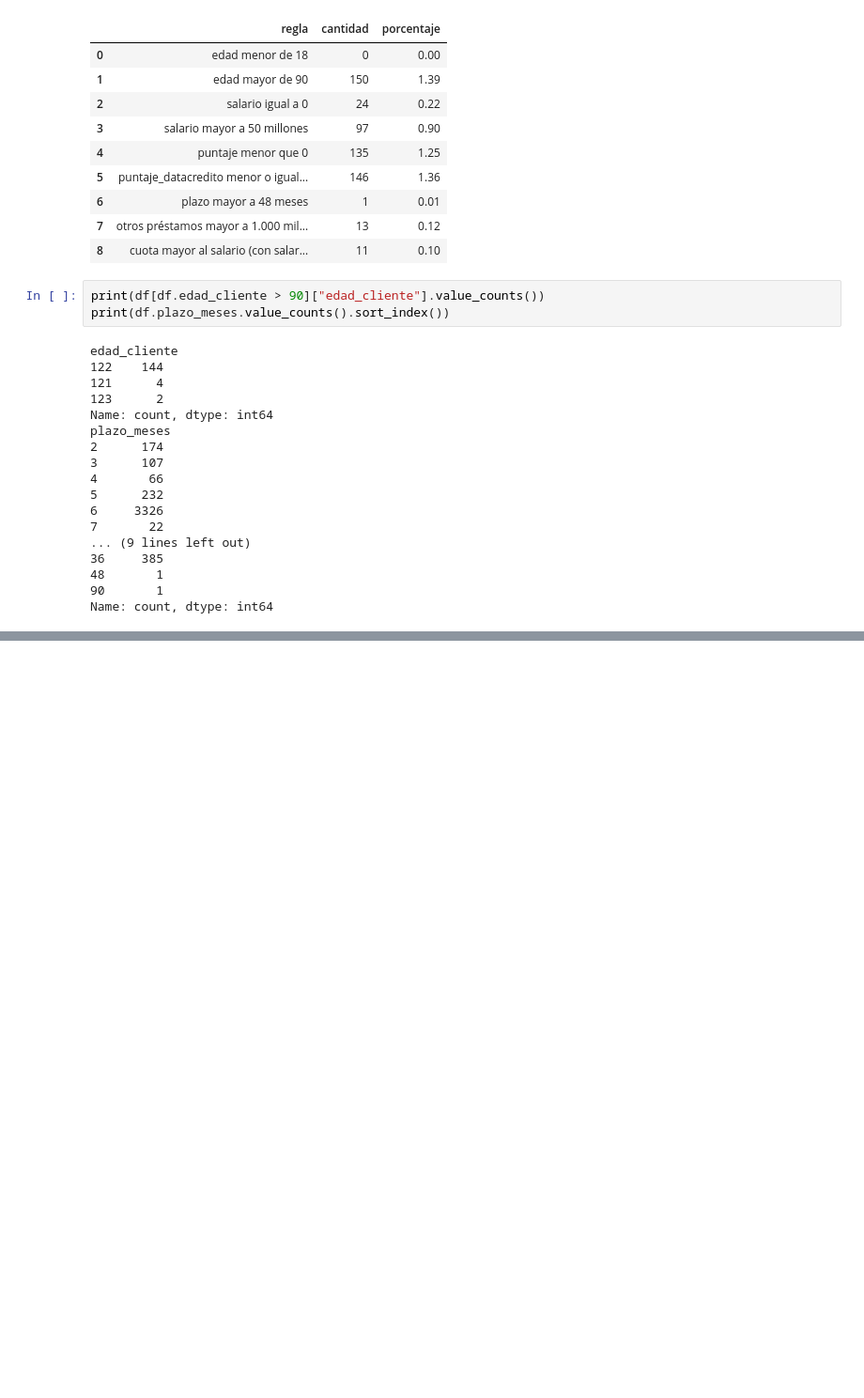
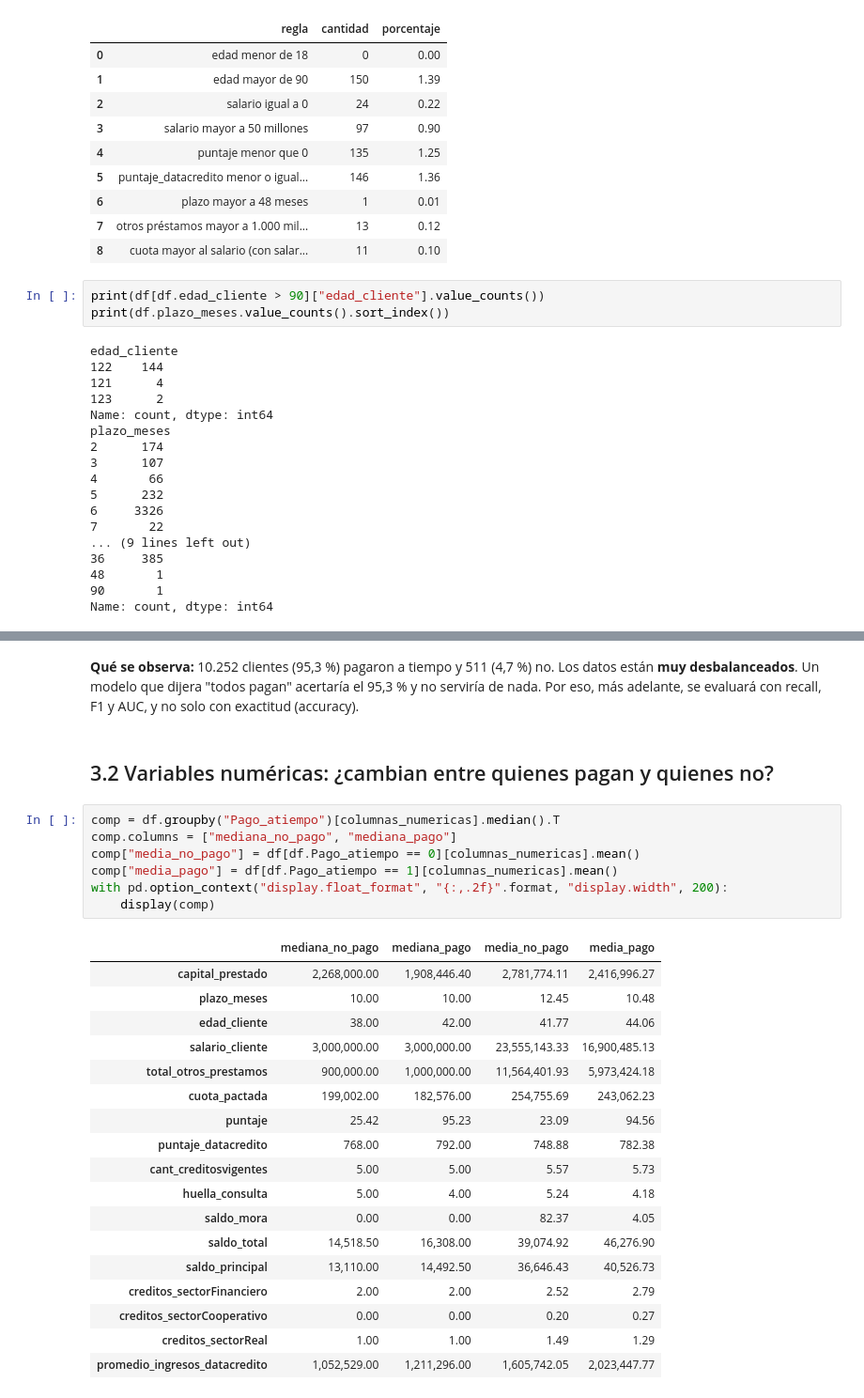
Before and after one commit to jullsm038/Trabajo-final-ML, a Jupyter notebook: mlops_pipeline/comprension_eda.ipynb, the cells around one changed output, grey strips where cells are left out. Shown at 94% size. Saved outputs shown, nothing was run; the diff lists cells and outputs as text; blank space fills up the shorter version.

```diff
--- a/mlops_pipeline/comprension_eda.ipynb
+++ b/mlops_pipeline/comprension_eda.ipynb
@@ -475,0 +491,30 @@ Name: count, dtype: int64
+# %% [markdown]
+**Qué se observa:** 10.252 clientes (95,3 %) pagaron a tiempo y 511 (4,7 %) no. Los datos están **muy desbalanceados**. Un modelo que dijera "todos pagan" acertaría el 95,3 % y no serviría de nada. Por eso, más adelante, se evaluará con recall, F1 y AUC, y no solo con exactitud (accuracy).
+# %% [markdown]
+## 3.2 Variables numéricas: ¿cambian entre quienes pagan y quienes no?
+# %%
+comp = df.groupby("Pago_atiempo")[columnas_numericas].median().T
+comp.columns = ["mediana_no_pago", "mediana_pago"]
+comp["media_no_pago"] = df[df.Pago_atiempo == 0][columnas_numericas].mean()
+comp["media_pago"] = df[df.Pago_atiempo == 1][columnas_numericas].mean()
+with pd.option_context("display.float_format", "{:,.2f}".format, "display.width", 200):
+    display(comp)
+# %% [output]
+|  | mediana_no_pago | mediana_pago | media_no_pago | media_pago |
+| capital_prestado | 2,268,000.00 | 1,908,446.40 | 2,781,774.11 | 2,416,996.27 |
+| plazo_meses | 10.00 | 10.00 | 12.45 | 10.48 |
+| edad_cliente | 38.00 | 42.00 | 41.77 | 44.06 |
+| salario_cliente | 3,000,000.00 | 3,000,000.00 | 23,555,143.33 | 16,900,485.13 |
+| total_otros_prestamos | 900,000.00 | 1,000,000.00 | 11,564,401.93 | 5,973,424.18 |
+| cuota_pactada | 199,002.00 | 182,576.00 | 254,755.69 | 243,062.23 |
+| puntaje | 25.42 | 95.23 | 23.09 | 94.56 |
+| puntaje_datacredito | 768.00 | 792.00 | 748.88 | 782.38 |
+| cant_creditosvigentes | 5.00 | 5.00 | 5.57 | 5.73 |
+| huella_consulta | 5.00 | 4.00 | 5.24 | 4.18 |
+| saldo_mora | 0.00 | 0.00 | 82.37 | 4.05 |
+| saldo_total | 14,518.50 | 16,308.00 | 39,074.92 | 46,276.90 |
+| saldo_principal | 13,110.00 | 14,492.50 | 36,646.43 | 40,526.73 |
+| creditos_sectorFinanciero | 2.00 | 2.00 | 2.52 | 2.79 |
+| creditos_sectorCooperativo | 0.00 | 0.00 | 0.20 | 0.27 |
+| creditos_sectorReal | 1.00 | 1.00 | 1.49 | 1.29 |
+| promedio_ingresos_datacredito | 1,052,529.00 | 1,211,296.00 | 1,605,742.05 | 2,023,447.77 |
```
Also changed, not shown: parts of 23 cells of this notebook.
